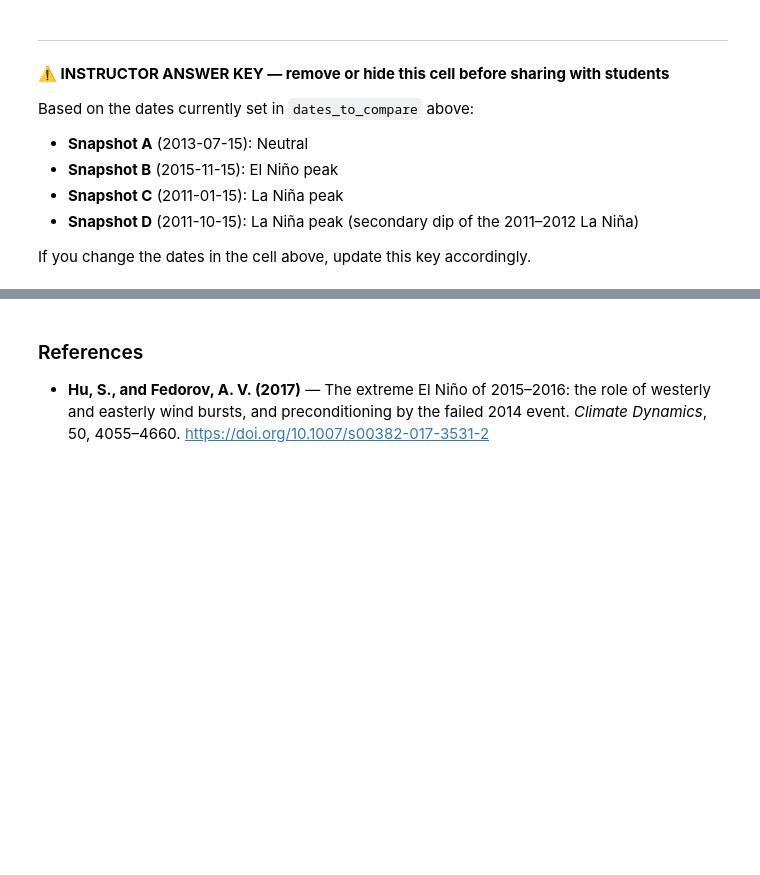
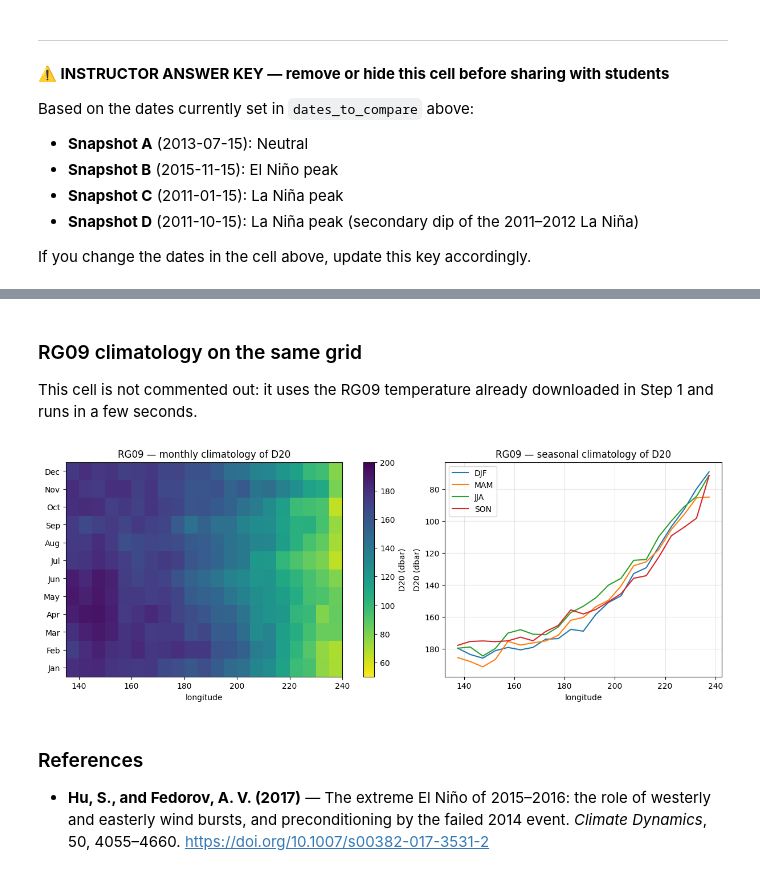
Before and after one commit to argovis/demo_notebooks, a Jupyter notebook: activities/ENSO_and_Equatorial_Kelvin_Waves.ipynb, the cells around one changed output, grey strips where cells are left out. Cells and saved outputs as stored; diff of their text form; code cells hidden in the pictures; blank space fills up the shorter version.

```diff
--- a/activities/ENSO_and_Equatorial_Kelvin_Waves.ipynb
+++ b/activities/ENSO_and_Equatorial_Kelvin_Waves.ipynb
@@ -317,3 +568,35 @@ If you change the dates in the cell above, update this key accordingly.
+# %% [markdown]
+### RG09 climatology on the same grid
+
+This cell is not commented out: it uses the RG09 temperature already downloaded in Step 1 and runs in a few seconds.
+# %%
+# ── RG09 D20 climatology on the 5-degree grid — run, do not modify ────────
+import pandas as pd
+
+# monthly climatology: average each calendar month over the years, then D20
+rg09_clim_m = (find_isotherm_depth(temp_eq_mean.groupby('timestamp.month').mean('timestamp'))
+               .interp(longitude=lon_5deg))
+
+# seasonal climatology: average each complete season, then each season over the years
+season_starts = pd.date_range(time_period['startDate'][:10], time_period['endDate'][:10], freq='QS-DEC')
+rg09_seasons  = temp_eq_mean.resample(timestamp='QS-DEC').mean().sel(timestamp=season_starts[:-1])
+rg09_clim_s   = (find_isotherm_depth(rg09_seasons.groupby('timestamp.season').mean('timestamp'))
+                 .interp(longitude=lon_5deg))
+
+fig, ax = plt.subplots(1, 2, figsize=(12, 4.5), constrained_layout=True)
+rg09_clim_m.plot(ax=ax[0], x='longitude', y='month', vmin=50, vmax=200, cmap='viridis_r',
+                 cbar_kwargs={'label': 'D20 (dbar)'})
+ax[0].set_yticks(range(1, 13))
+ax[0].set_yticklabels(['Jan', 'Feb', 'Mar', 'Apr', 'May', 'Jun', 'Jul', 'Aug', 'Sep', 'Oct', 'Nov', 'Dec'])
+ax[0].set_ylabel(''); ax[0].set_title('RG09 — monthly climatology of D20')
+for season in ['DJF', 'MAM', 'JJA', 'SON']:
+    ax[1].plot(lon_5deg, rg09_clim_s.sel(season=season), label=season)
+ax[1].invert_yaxis(); ax[1].grid(alpha=0.3); ax[1].legend()
+ax[1].set_xlabel('longitude'); ax[1].set_ylabel('D20 (dbar)')
+ax[1].set_title('RG09 — seasonal climatology of D20')
+plt.show()
+# %% [output]
+[figure, added]
 # %% [markdown]
 ### References
 
```
Also changed, not shown: parts of 11 cells of this notebook, 1 other file.
